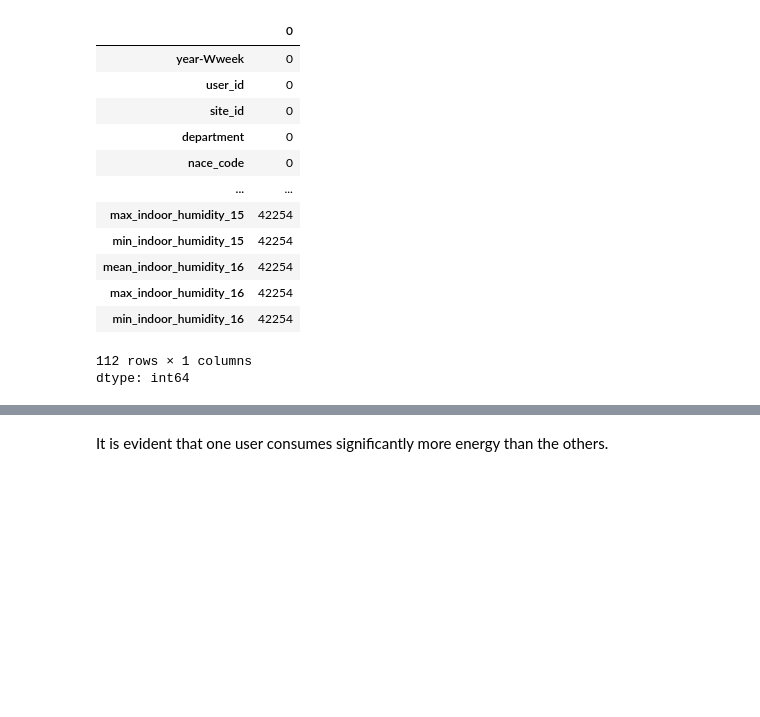
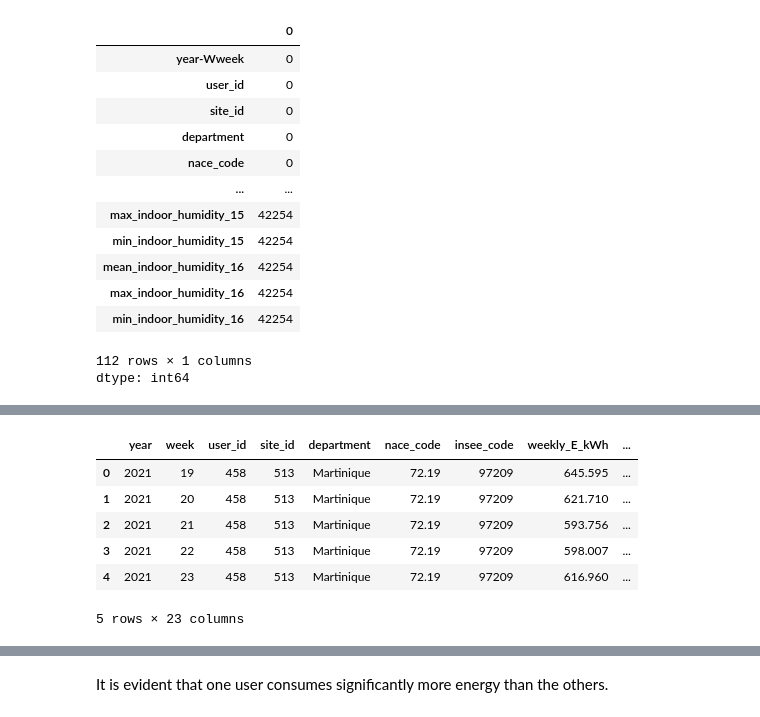
Before and after one commit to izinii/Analysis-and-Optimization-of-Energy-Consumption, a Jupyter notebook: notebook.ipynb, the cells around one changed output, grey strips where cells are left out. Cells and saved outputs as stored; diff of their text form; code cells hidden in the pictures; blank space fills up the shorter version.

```diff
--- a/notebook.ipynb
+++ b/notebook.ipynb
@@ -216,0 +434,2 @@ The column weekly_E_kWh represent the column that we want to predict, we can't c
+# %%
+final_data = data.copy()
@@ -216,0 +501,18 @@ The column weekly_E_kWh represent the column that we want to predict, we can't c
+# %%
+# Extract year and week number from 'year-Wweek'
+final_data['year'] = final_data['year-Wweek'].str.split('-W').str[0].astype(int)
+final_data['week'] = final_data['year-Wweek'].str.split('-W').str[1].astype(int)
+
+# Reorder the columns to place 'year' and 'week' at the beginning
+cols = ['year', 'week'] + [col for col in final_data.columns if col not in ['year', 'week', 'year-Wweek']]
+final_data = final_data[cols]
+
+final_data.head()
+# %% [output]
+|  | year | week | user_id | site_id | department | nace_code | insee_code | weekly_E_kWh | ... |
+| 0 | 2021 | 19 | 458 | 513 | Martinique | 72.19 | 97209 | 645.595 | ... |
+| 1 | 2021 | 20 | 458 | 513 | Martinique | 72.19 | 97209 | 621.710 | ... |
+| 2 | 2021 | 21 | 458 | 513 | Martinique | 72.19 | 97209 | 593.756 | ... |
+| 3 | 2021 | 22 | 458 | 513 | Martinique | 72.19 | 97209 | 598.007 | ... |
+| 4 | 2021 | 23 | 458 | 513 | Martinique | 72.19 | 97209 | 616.960 | ... |
+5 rows × 23 columns
```
Also changed, not shown: parts of 94 cells of this notebook, 3 other files.
